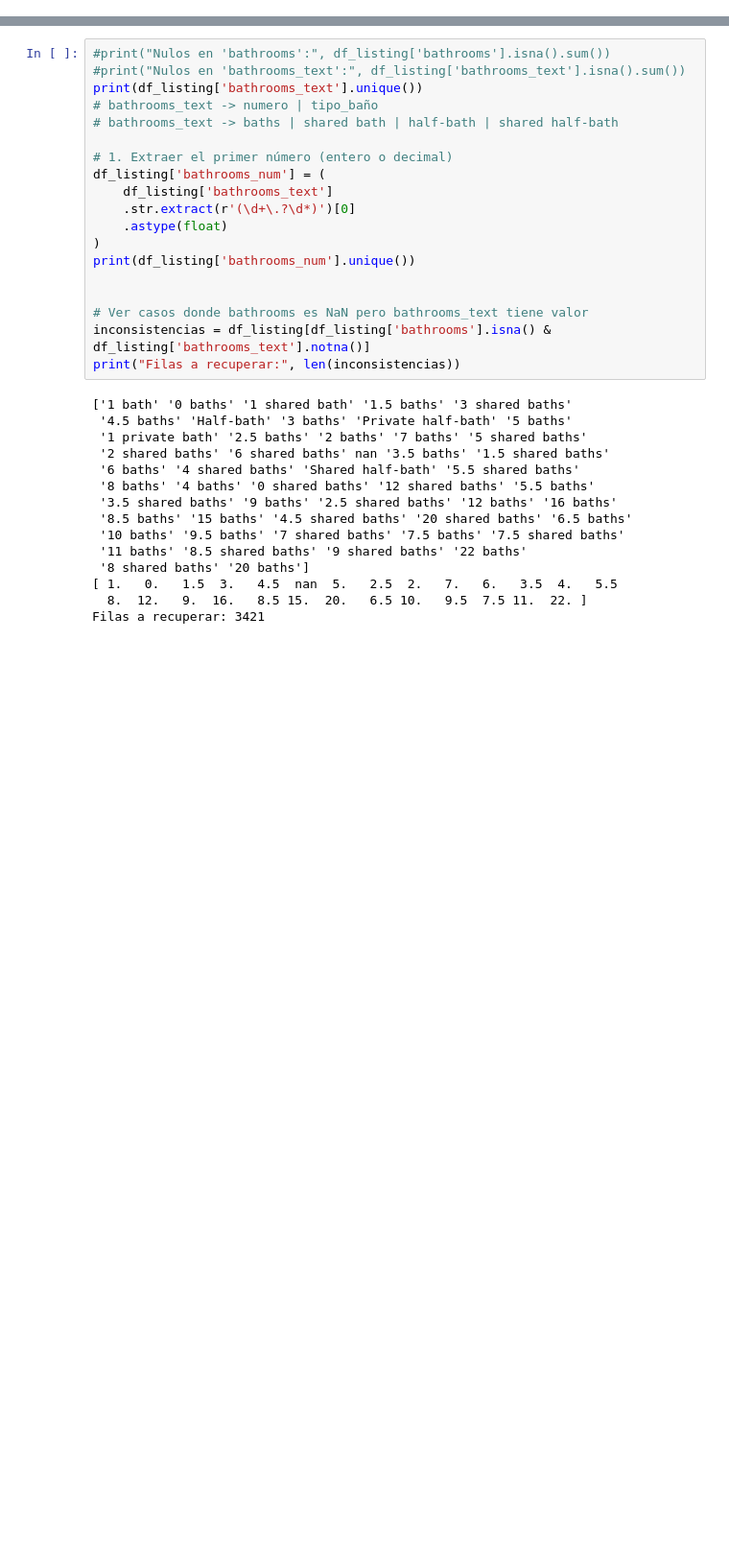
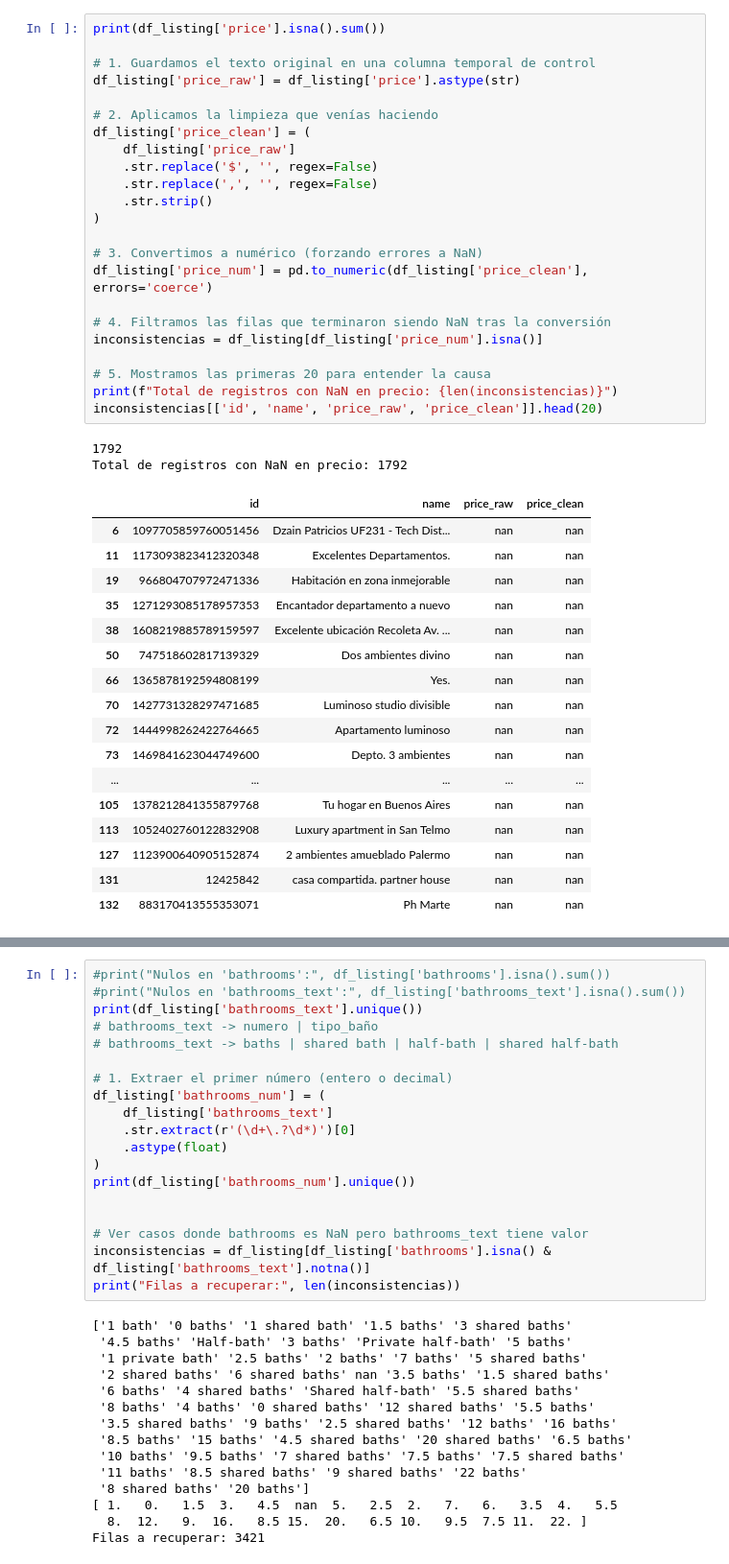
Before and after one commit to ClariflaroCode/TP_fundamentos_grupo30_airbnb, a Jupyter notebook: Entrega.ipynb, the cells around one changed output, grey strips where cells are left out. Shown at 96% size. Saved outputs shown, nothing was run; the diff lists cells and outputs as text; blank space fills up the shorter version.

```diff
--- a/Entrega.ipynb
+++ b/Entrega.ipynb
@@ -34,0 +370,43 @@ dtype: int64
+# %%
+print(df_listing['price'].isna().sum())
+
+# 1. Guardamos el texto original en una columna temporal de control
+df_listing['price_raw'] = df_listing['price'].astype(str)
+
+# 2. Aplicamos la limpieza que venías haciendo
+df_listing['price_clean'] = (
+    df_listing['price_raw']
+    .str.replace('$', '', regex=False)
+    .str.replace(',', '', regex=False)
+    .str.strip()
+)
+
+# 3. Convertimos a numérico (forzando errores a NaN)
+df_listing['price_num'] = pd.to_numeric(df_listing['price_clean'], errors='coerce')
+
+# 4. Filtramos las filas que terminaron siendo NaN tras la conversión
+inconsistencias = df_listing[df_listing['price_num'].isna()]
+
+# 5. Mostramos las primeras 20 para entender la causa
+print(f"Total de registros con NaN en precio: {len(inconsistencias)}")
+inconsistencias[['id', 'name', 'price_raw', 'price_clean']].head(20)
+# %% [output]
+1792
+Total de registros con NaN en precio: 1792
+|  | id | name | price_raw | price_clean |
+| 6 | 1097705859760051456 | Dzain Patricios UF231 - Tech Dist... | nan | nan |
+| 11 | 1173093823412320348 | Excelentes Departamentos. | nan | nan |
+| 19 | 966804707972471336 | Habitación en zona inmejorable | nan | nan |
+| 35 | 1271293085178957353 | Encantador departamento a nuevo | nan | nan |
+| 38 | 1608219885789159597 | Excelente ubicación Recoleta Av. ... | nan | nan |
+| 50 | 747518602817139329 | Dos ambientes divino | nan | nan |
+| 66 | 1365878192594808199 | Yes. | nan | nan |
+| 70 | 1427731328297471685 | Luminoso studio divisible | nan | nan |
+| 72 | 1444998262422764665 | Apartamento luminoso | nan | nan |
+| 73 | 1469841623044749600 | Depto. 3 ambientes | nan | nan |
+| ... | ... | ... | ... | ... |
+| 105 | 1378212841355879768 | Tu hogar en Buenos Aires | nan | nan |
+| 113 | 1052402760122832908 | Luxury apartment in San Telmo | nan | nan |
+| 127 | 1123900640905152874 | 2 ambientes amueblado Palermo | nan | nan |
+| 131 | 12425842 | casa compartida. partner house | nan | nan |
+| 132 | 883170413555353071 | Ph Marte | nan | nan |
```
Also changed, not shown: parts of 13 cells of this notebook.
